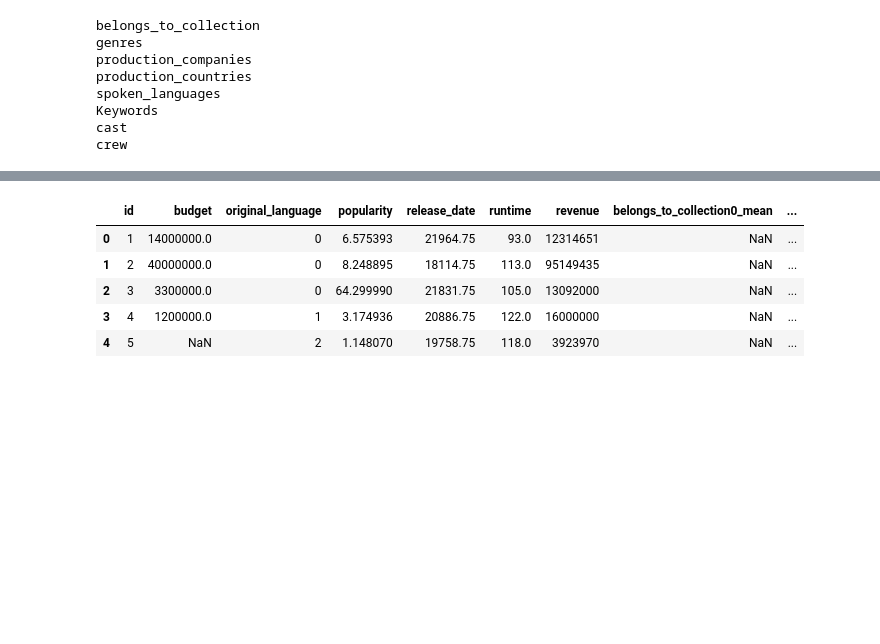
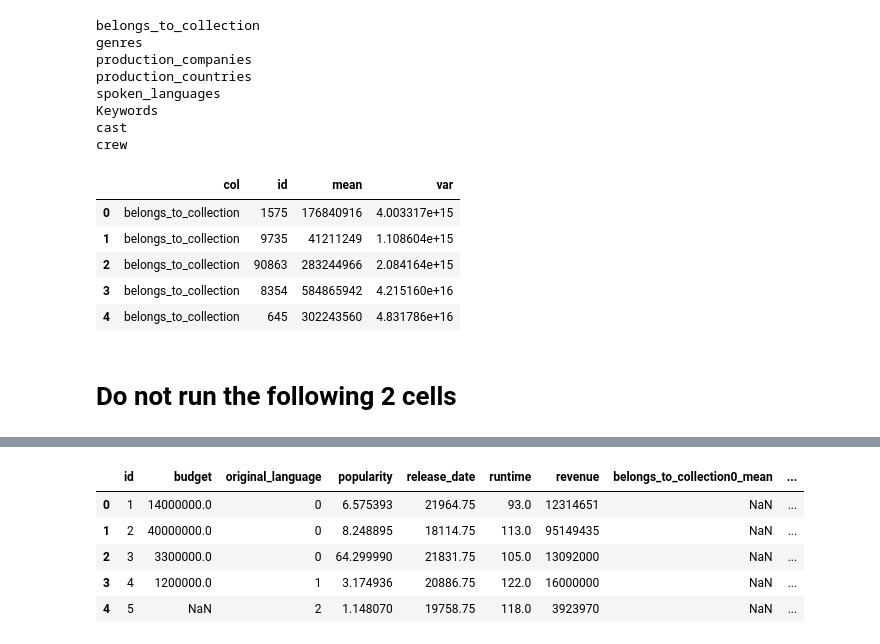
Before and after one commit to isabella618033/4211-Project, a Jupyter notebook: Cleaning the Crew.ipynb, the cells around one changed output, grey strips where cells are left out. Drawn from its saved outputs; the diff is of its cells as text; code cells hidden in the pictures; blank space fills up the shorter version.

```diff
--- a/Cleaning the Crew.ipynb
+++ b/Cleaning the Crew.ipynb
@@ -165,6 +165,17 @@ spoken_languages
 Keywords
 cast
 crew
+# %%
+PerformanceDF.head()
+# %% [output]
+|  | col | id | mean | var |
+| 0 | belongs_to_collection | 1575 | 176840916 | 4.003317e+15 |
+| 1 | belongs_to_collection | 9735 | 41211249 | 1.108604e+15 |
+| 2 | belongs_to_collection | 90863 | 283244966 | 2.084164e+15 |
+| 3 | belongs_to_collection | 8354 | 584865942 | 4.215160e+16 |
+| 4 | belongs_to_collection | 645 | 302243560 | 4.831786e+16 |
+# %% [markdown]
+# Do not run the following 2 cells
 # %%
 def Getting3MostRelated(df,col):
 
```
Also changed, not shown: parts of 18 cells of this notebook, 1 other file.
